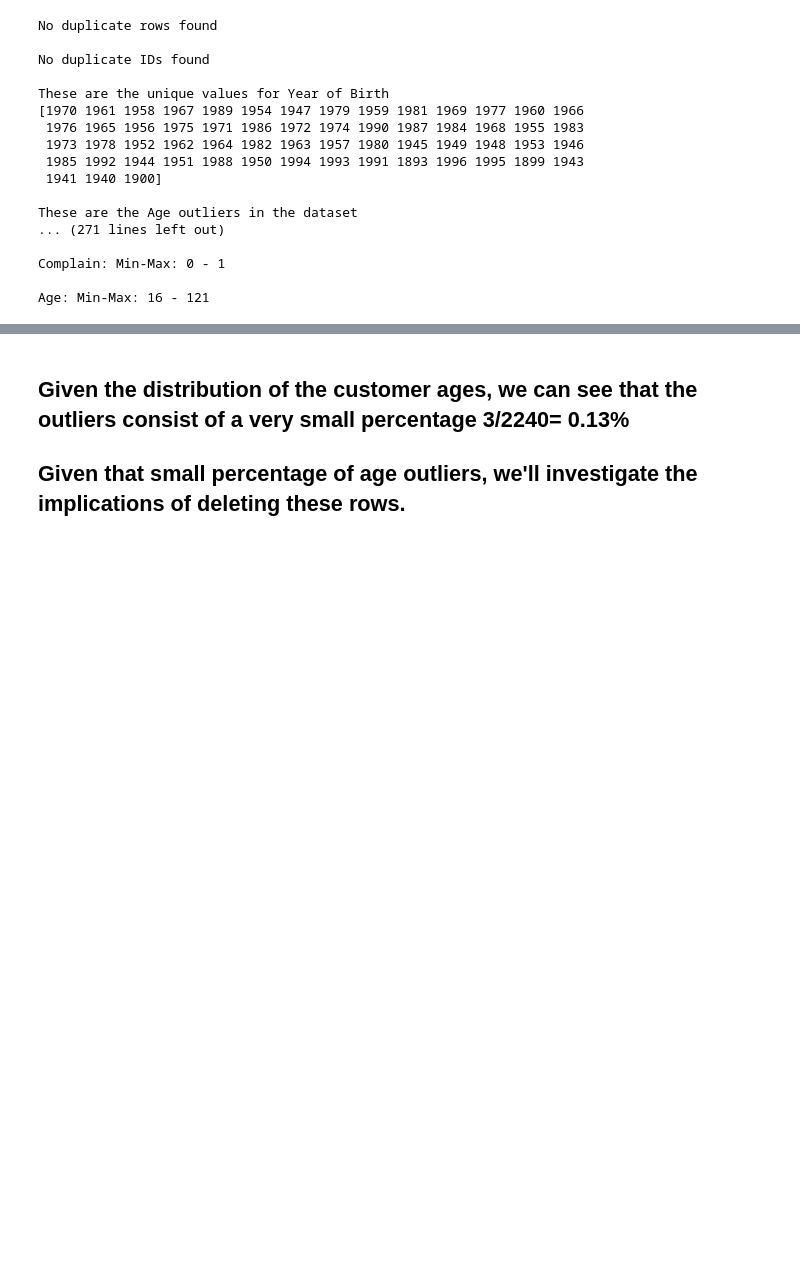
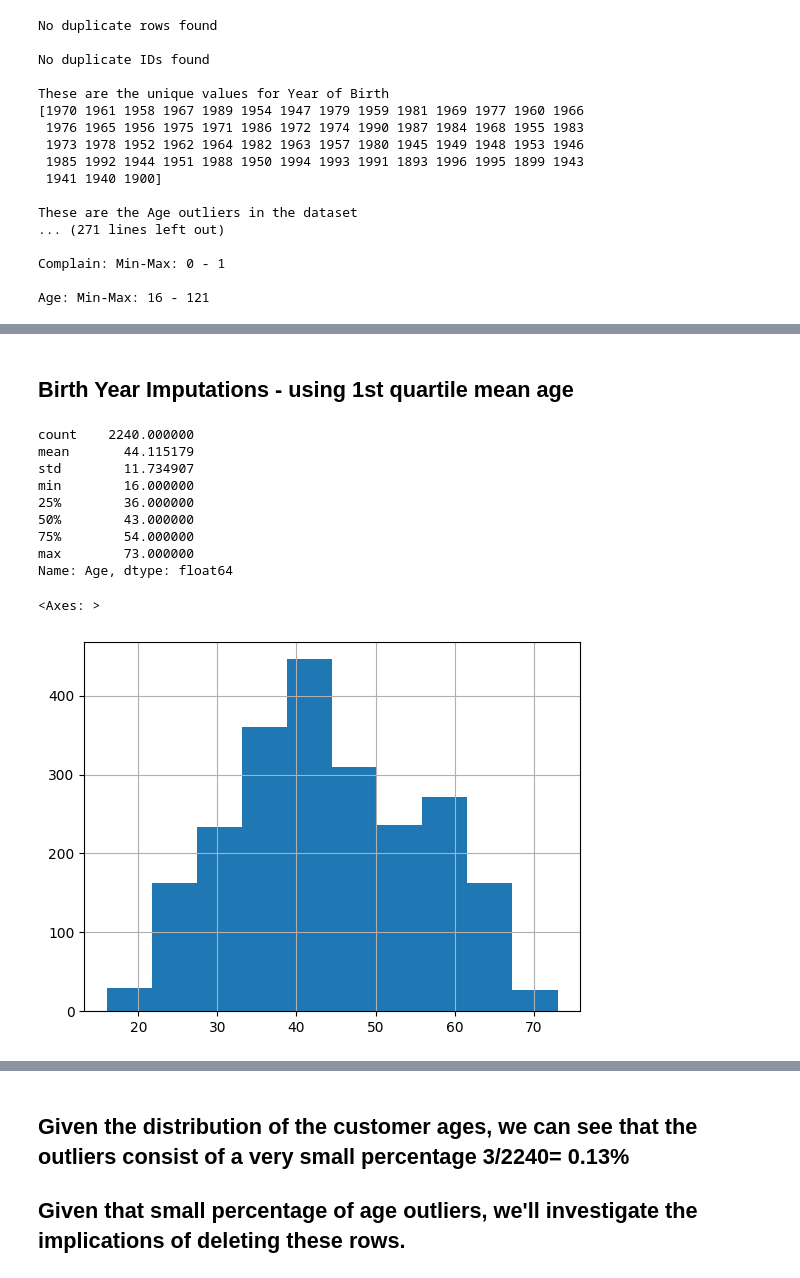
Before and after one commit to OsorioEL/Marketing_Campaign, a Jupyter notebook: Marketing_Campaing.ipynb, the cells around one changed output, grey strips where cells are left out. Saved outputs shown, nothing was run; the diff lists cells and outputs as text; code cells hidden in the pictures; blank space fills up the shorter version.

```diff
--- a/Marketing_Campaing.ipynb
+++ b/Marketing_Campaing.ipynb
@@ -190,0 +252,19 @@ Age: Min-Max: 16 - 121
+# %% [markdown]
+## Birth Year Imputations - using 1st quartile mean age
+# %%
+mdata_age_outliers_to_1st_quartile = mdata.copy()
+mdata_age_outliers_to_1st_quartile.loc[mdata_age_outliers_to_1st_quartile['Age'] > 100, 'Age'] = int(mdata['Age'].quantile(0.25))
+print(mdata_age_outliers_to_1st_quartile['Age'].describe())
+mdata_age_outliers_to_1st_quartile['Age'].hist()
+# %% [output]
+count    2240.000000
+mean       44.115179
+std        11.734907
+min        16.000000
+25%        36.000000
+50%        43.000000
+75%        54.000000
+max        73.000000
+Name: Age, dtype: float64
+<Axes: >
+[figure, added]
```
Also changed, not shown: parts of 14 cells of this notebook.
